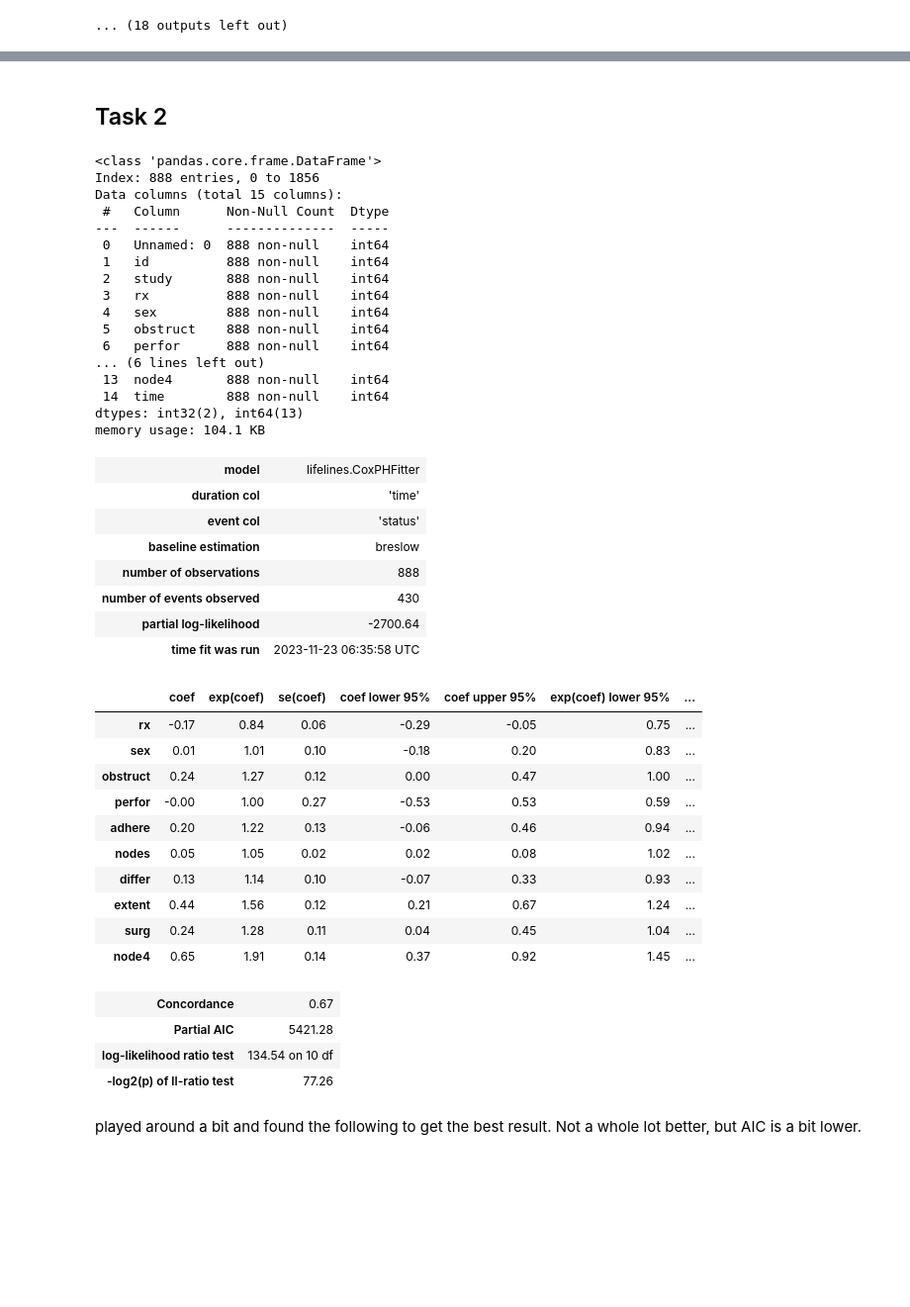
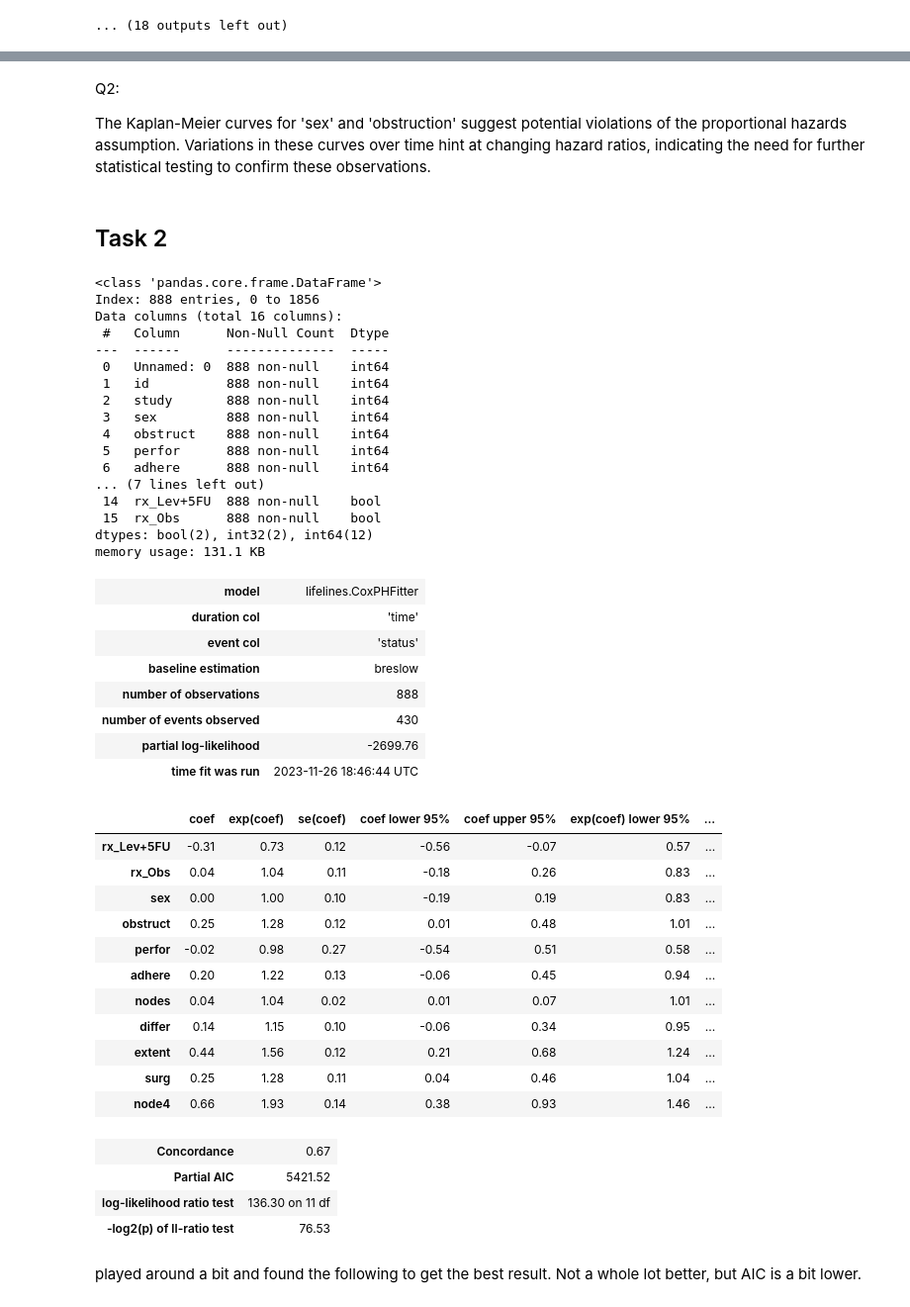
Before and after one commit to Pinglepi/NMBU_schoolprojects, a Jupyter notebook: dat350/ca2.ipynb, the cells around one changed output, grey strips where cells are left out. Shown at 99% size. Cells and saved outputs as stored; diff of their text form; code cells hidden in the pictures; blank space fills up the shorter version.

```diff
--- a/dat350/ca2.ipynb
+++ b/dat350/ca2.ipynb
@@ -83,3 +89,7 @@ for column in data.columns[1:]:
+# %% [markdown]
+Q2:
+
+The Kaplan-Meier curves for 'sex' and 'obstruction' suggest potential violations of the proportional hazards assumption. Variations in these curves over time hint at changing hazard ratios, indicating the need for further statistical testing to confirm these observations.
 # %% [markdown]
 ## Task 2
 # %%
@@ -90,61 +100,64 @@ data_cox = data_cox.drop(['age', 'age_group'], axis=1)
 
 # remove nan
 data_cox = data_cox.dropna()
-data_cox['rx'] = data_cox['rx'].map({'Obs': 0, 'Lev': 1, 'Lev+5FU': 2})
+
+# Splitting up the treatment as there is no clear ordering
+data_cox = pd.get_dummies(data_cox, drop_first=True)
 data_cox.info()
 # %% [output]
 <class 'pandas.core.frame.DataFrame'>
 Index: 888 entries, 0 to 1856
-Data columns (total 15 columns):
+Data columns (total 16 columns):
  #   Column      Non-Null Count  Dtype
 ---  ------      --------------  -----
  0   Unnamed: 0  888 non-null    int64
  1   id          888 non-null    int64
  2   study       888 non-null    int64
- 3   rx          888 non-null    int64
- 4   sex         888 non-null    int64
- 5   obstruct    888 non-null    int64
- 6   perfor      888 non-null    int64
-... (6 lines left out)
- 13  node4       888 non-null    int64
- 14  time        888 non-null    int64
-dtypes: int32(2), int64(13)
-memory usage: 104.1 KB
+ 3   sex         888 non-null    int64
+ 4   obstruct    888 non-null    int64
+ 5   perfor      888 non-null    int64
+ 6   adhere      888 non-null    int64
+... (7 lines left out)
+ 14  rx_Lev+5FU  888 non-null    bool
+ 15  rx_Obs      888 non-null    bool
+dtypes: bool(2), int32(2), int64(12)
+memory usage: 131.1 KB
 # %%
 from lifelines import CoxPHFitter
-cox_columns = ['time', 'status', 'rx', 'sex', 'obstruct', 'perfor', 'adhere', 'nodes', 'differ', 'extent', 'surg', 'node4']
+cox_columns = ['time', 'status', 'rx_Lev+5FU', 'rx_Obs', 'sex', 'obstruct', 'perfor', 'adhere', 'nodes', 'differ', 'extent', 'surg', 'node4']
 temp_cox = data_cox[cox_columns]
 
 # Fit the Cox Proportional Hazards model
 cph = CoxPHFitter()
 cph.fit(temp_cox, duration_col='time', event_col='status')
 
 # Print the summary of the model
 cph.print_summary()
 # %% [output]
 | model | lifelines.CoxPHFitter |
 | duration col | 'time' |
 | event col | 'status' |
 | baseline estimation | breslow |
 | number of observations | 888 |
 | number of events observed | 430 |
-| partial log-likelihood | -2700.64 |
-| time fit was run | 2023-11-23 06:35:58 UTC |
+| partial log-likelihood | -2699.76 |
+| time fit was run | 2023-11-26 18:46:44 UTC |
 |  | coef | exp(coef) | se(coef) | coef lower 95% | coef upper 95% | exp(coef) lower 95% | ... |
-| rx | -0.17 | 0.84 | 0.06 | -0.29 | -0.05 | 0.75 | ... |
-| sex | 0.01 | 1.01 | 0.10 | -0.18 | 0.20 | 0.83 | ... |
-| obstruct | 0.24 | 1.27 | 0.12 | 0.00 | 0.47 | 1.00 | ... |
-| perfor | -0.00 | 1.00 | 0.27 | -0.53 | 0.53 | 0.59 | ... |
-| adhere | 0.20 | 1.22 | 0.13 | -0.06 | 0.46 | 0.94 | ... |
-| nodes | 0.05 | 1.05 | 0.02 | 0.02 | 0.08 | 1.02 | ... |
-| differ | 0.13 | 1.14 | 0.10 | -0.07 | 0.33 | 0.93 | ... |
-| extent | 0.44 | 1.56 | 0.12 | 0.21 | 0.67 | 1.24 | ... |
-| surg | 0.24 | 1.28 | 0.11 | 0.04 | 0.45 | 1.04 | ... |
-| node4 | 0.65 | 1.91 | 0.14 | 0.37 | 0.92 | 1.45 | ... |
+| rx_Lev+5FU | -0.31 | 0.73 | 0.12 | -0.56 | -0.07 | 0.57 | ... |
+| rx_Obs | 0.04 | 1.04 | 0.11 | -0.18 | 0.26 | 0.83 | ... |
+| sex | 0.00 | 1.00 | 0.10 | -0.19 | 0.19 | 0.83 | ... |
+| obstruct | 0.25 | 1.28 | 0.12 | 0.01 | 0.48 | 1.01 | ... |
+| perfor | -0.02 | 0.98 | 0.27 | -0.54 | 0.51 | 0.58 | ... |
+| adhere | 0.20 | 1.22 | 0.13 | -0.06 | 0.45 | 0.94 | ... |
+| nodes | 0.04 | 1.04 | 0.02 | 0.01 | 0.07 | 1.01 | ... |
+| differ | 0.14 | 1.15 | 0.10 | -0.06 | 0.34 | 0.95 | ... |
+| extent | 0.44 | 1.56 | 0.12 | 0.21 | 0.68 | 1.24 | ... |
+| surg | 0.25 | 1.28 | 0.11 | 0.04 | 0.46 | 1.04 | ... |
+| node4 | 0.66 | 1.93 | 0.14 | 0.38 | 0.93 | 1.46 | ... |
 | Concordance | 0.67 |
-| Partial AIC | 5421.28 |
-| log-likelihood ratio test | 134.54 on 10 df |
-| -log2(p) of ll-ratio test | 77.26 |
+| Partial AIC | 5421.52 |
+| log-likelihood ratio test | 136.30 on 11 df |
+| -log2(p) of ll-ratio test | 76.53 |
 # %% [markdown]
 played around a bit and found the following to get the best result. Not a whole lot better, but AIC is a bit lower.
 # %%
```
Also changed, not shown: parts of 9 cells of this notebook.
